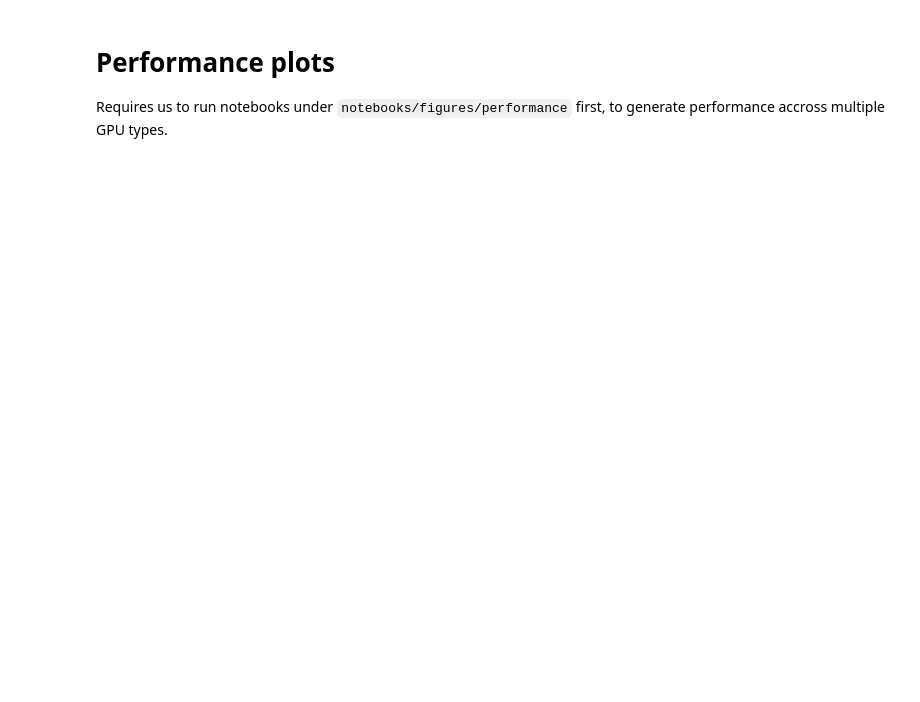
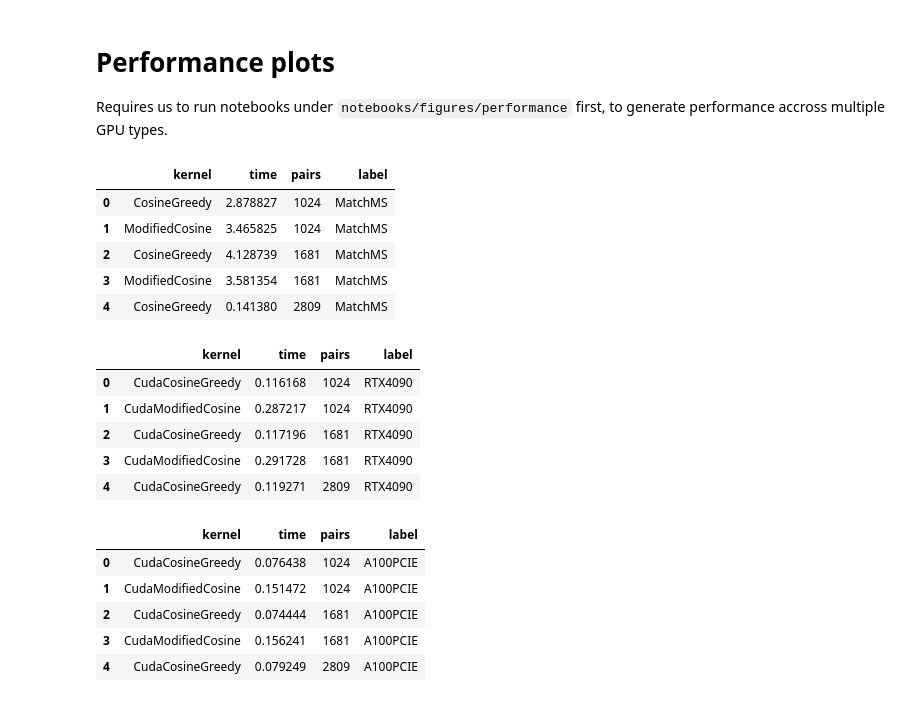
Before and after one commit to PangeAI/SimMS, a Jupyter notebook: notebooks/figures/make_figures.ipynb, the cells around one changed output. Saved outputs shown, nothing was run; the diff lists cells and outputs as text; code cells hidden in the pictures; blank space fills up the shorter version.

```diff
--- a/notebooks/figures/make_figures.ipynb
+++ b/notebooks/figures/make_figures.ipynb
@@ -568,3 +568,35 @@ plot_ml_and_perf(
 # Performance plots
 
 Requires us to run notebooks under `notebooks/figures/performance` first, to generate performance accross multiple GPU types.
+# %%
+from IPython.display import display
+import io
+import pandas as pd
+from pathlib import Path
+
+# For each notebook...
+for nb in sorted(Path('notebooks/figures/performance/').glob('*.ipynb')):
+    # Read the last cell's output as a JSON...
+    nb_data = json.loads(nb.read_text())
+    result_json = ' '.join(nb_data['cells'][-1]['outputs'][0]['text'])
+    res = pd.read_json(io.StringIO(result_json))
+    display(res.head())
+# %% [output]
+|  | kernel | time | pairs | label |
+| 0 | CosineGreedy | 2.878827 | 1024 | MatchMS |
+| 1 | ModifiedCosine | 3.465825 | 1024 | MatchMS |
+| 2 | CosineGreedy | 4.128739 | 1681 | MatchMS |
+| 3 | ModifiedCosine | 3.581354 | 1681 | MatchMS |
+| 4 | CosineGreedy | 0.141380 | 2809 | MatchMS |
+|  | kernel | time | pairs | label |
+| 0 | CudaCosineGreedy | 0.116168 | 1024 | RTX4090 |
+| 1 | CudaModifiedCosine | 0.287217 | 1024 | RTX4090 |
+| 2 | CudaCosineGreedy | 0.117196 | 1681 | RTX4090 |
+| 3 | CudaModifiedCosine | 0.291728 | 1681 | RTX4090 |
+| 4 | CudaCosineGreedy | 0.119271 | 2809 | RTX4090 |
+|  | kernel | time | pairs | label |
+| 0 | CudaCosineGreedy | 0.076438 | 1024 | A100PCIE |
+| 1 | CudaModifiedCosine | 0.151472 | 1024 | A100PCIE |
+| 2 | CudaCosineGreedy | 0.074444 | 1681 | A100PCIE |
+| 3 | CudaModifiedCosine | 0.156241 | 1681 | A100PCIE |
+| 4 | CudaCosineGreedy | 0.079249 | 2809 | A100PCIE |
```
Also changed, not shown: parts of 6 cells of this notebook, 13 other files.
